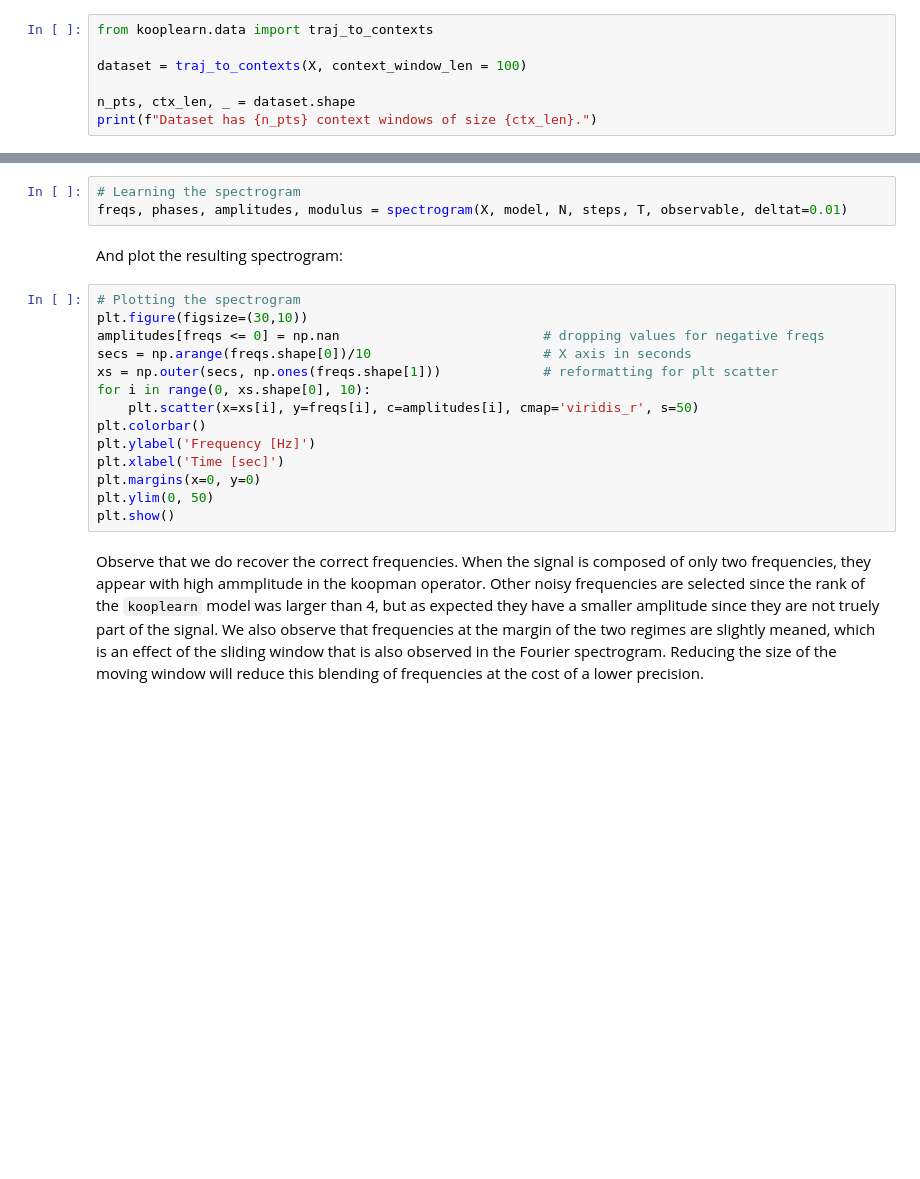
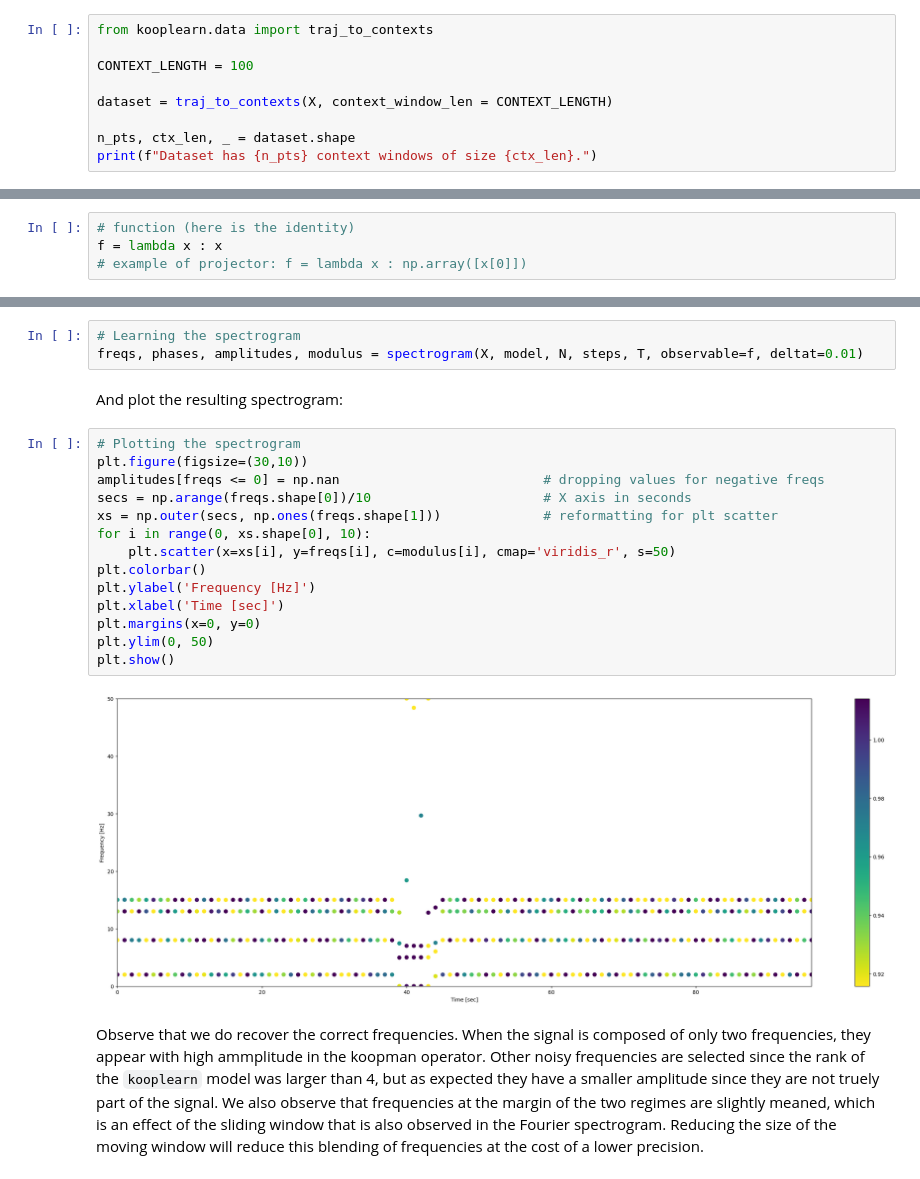
Before and after one commit to Machine-Learning-Dynamical-Systems/kooplearn, a Jupyter notebook: docs/examples/switching_system.ipynb, the cells around one changed output, grey strips where cells are left out. Cells and saved outputs as stored; diff of their text form; blank space fills up the shorter version.

```diff
--- a/docs/examples/switching_system.ipynb
+++ b/docs/examples/switching_system.ipynb
@@ -107,7 +111,9 @@ We now show that fitting a Koopman operator enables a complete characterization
 # %%
 from kooplearn.data import traj_to_contexts
 
-dataset = traj_to_contexts(X, context_window_len = 100)
+CONTEXT_LENGTH = 100
+
+dataset = traj_to_contexts(X, context_window_len = CONTEXT_LENGTH)
 
 n_pts, ctx_len, _ = dataset.shape
 print(f"Dataset has {n_pts} context windows of size {ctx_len}.")
@@ -258,24 +302,30 @@ observable = lambda x : x[:,0]
+# %%
+# function (here is the identity)
+f = lambda x : x
+# example of projector: f = lambda x : np.array([x[0]])
 # %% [markdown]
 We will furthermore use the ``kooplearn`` model's hyperparameters we selected in the previous section. We can now learn the Koopman spectrogram :
 # %%
 # Learning the spectrogram
-freqs, phases, amplitudes, modulus = spectrogram(X, model, N, steps, T, observable, deltat=0.01)
+freqs, phases, amplitudes, modulus = spectrogram(X, model, N, steps, T, observable=f, deltat=0.01)
 # %% [markdown]
 And plot the resulting spectrogram:
 # %%
 # Plotting the spectrogram
 plt.figure(figsize=(30,10))
 amplitudes[freqs <= 0] = np.nan                          # dropping values for negative freqs
 secs = np.arange(freqs.shape[0])/10                      # X axis in seconds
 xs = np.outer(secs, np.ones(freqs.shape[1]))             # reformatting for plt scatter
 for i in range(0, xs.shape[0], 10):
-    plt.scatter(x=xs[i], y=freqs[i], c=amplitudes[i], cmap='viridis_r', s=50)
+    plt.scatter(x=xs[i], y=freqs[i], c=modulus[i], cmap='viridis_r', s=50)
 plt.colorbar()
 plt.ylabel('Frequency [Hz]')
 plt.xlabel('Time [sec]')
 plt.margins(x=0, y=0)
 plt.ylim(0, 50)
 plt.show()
+# %% [output]
+[figure, added]
 # %% [markdown]
 Observe that we do recover the correct frequencies. When the signal is composed of only two frequencies, they appear with high ammplitude in the koopman operator. Other noisy frequencies are selected since the rank of the ``kooplearn`` model was larger than 4, but as expected they have a smaller amplitude since they are not truely part of the signal. We also observe that frequencies at the margin of the two regimes are slightly meaned, which is an effect of the sliding window that is also observed in the Fourier spectrogram. Reducing the size of the moving window will reduce this blending of frequencies at the cost of a lower precision.
 # %% [markdown]
```
Also changed, not shown: parts of 9 cells of this notebook.
